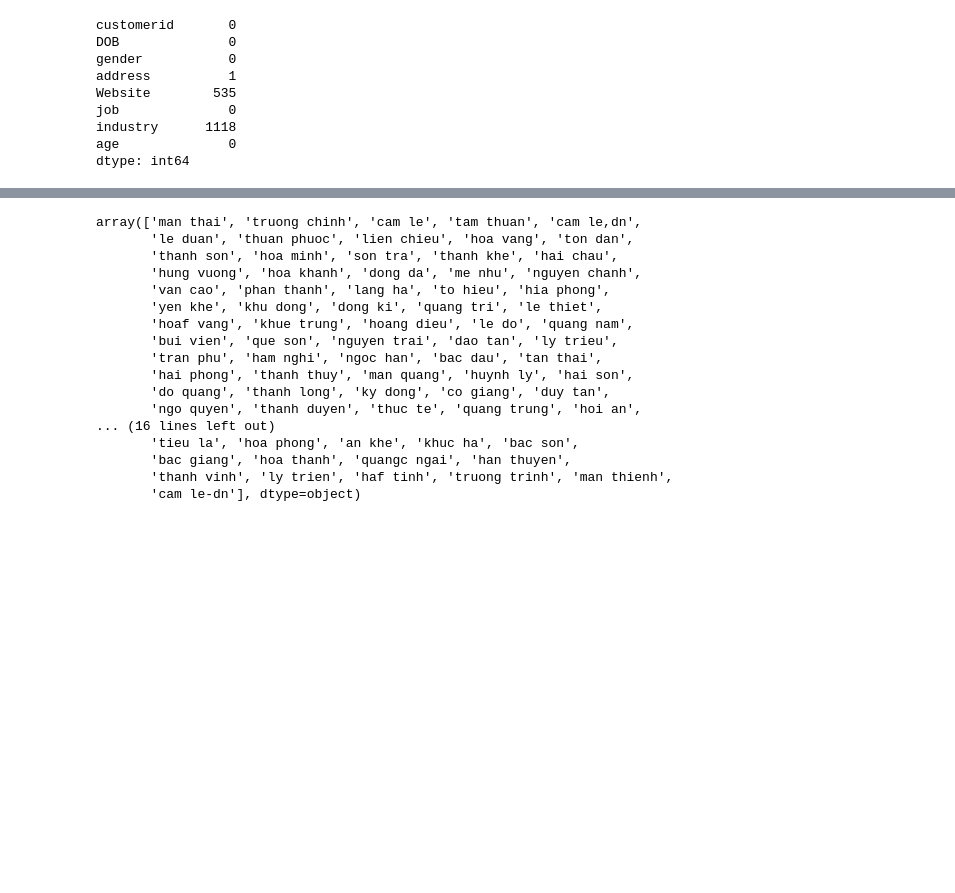
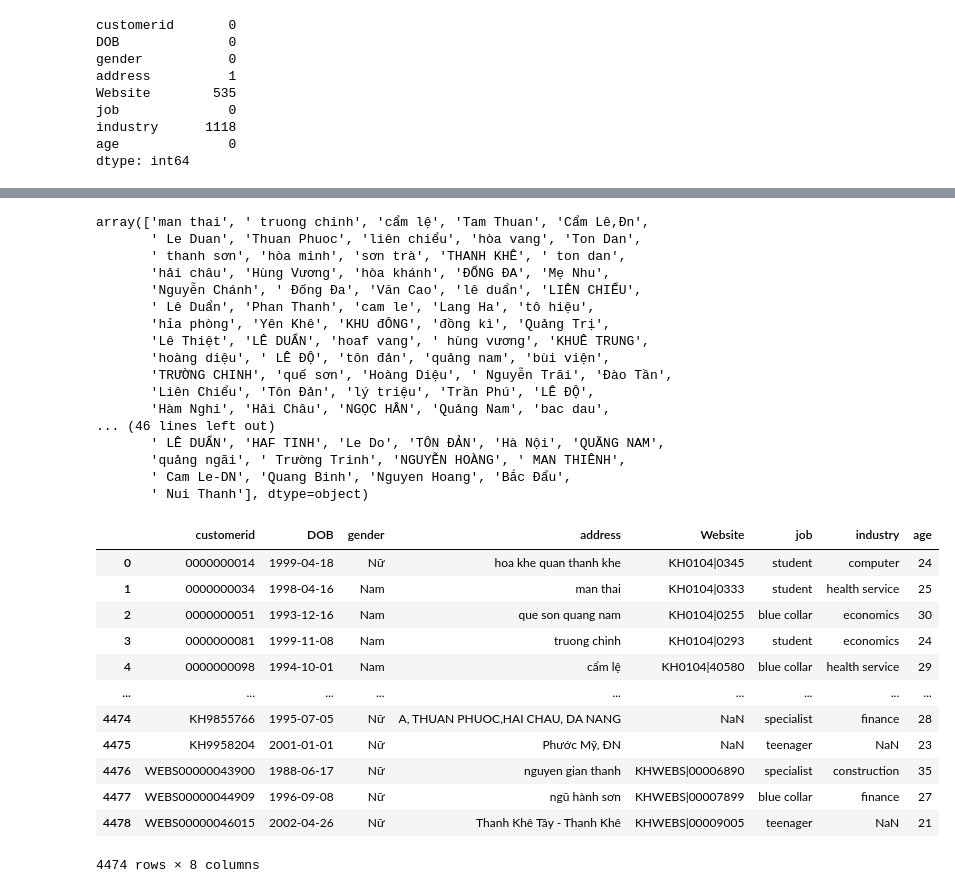
Before and after one commit to MinhDucNguyen9705/data_storytelling, a Jupyter notebook: customer_clean.ipynb, the cells around one changed output, grey strips where cells are left out. Drawn from its saved outputs; the diff is of its cells as text; code cells hidden in the pictures; blank space fills up the shorter version.

```diff
--- a/customer_clean.ipynb
+++ b/customer_clean.ipynb
@@ -129,4 +171,3 @@ customer.drop(null_address_rows, axis=0, inplace=True)
 # %%
-from unidecode import unidecode
-
-customer['address'] = customer['address'].apply(lambda x: unidecode(x.lower().strip()))
+customer_address = customer["address"].apply(lambda x: x.lower())
+customer_address.value_counts()
@@ -133,20 +314,36 @@ customer['address'] = customer['address'].apply(lambda x: unidecode(x.lower().st
 # %%
 customer[customer['address'].apply(lambda x: len(x.split())==2)]['address'].unique()
 # %% [output]
-array(['man thai', 'truong chinh', 'cam le', 'tam thuan', 'cam le,dn',
-       'le duan', 'thuan phuoc', 'lien chieu', 'hoa vang', 'ton dan',
-       'thanh son', 'hoa minh', 'son tra', 'thanh khe', 'hai chau',
-       'hung vuong', 'hoa khanh', 'dong da', 'me nhu', 'nguyen chanh',
-       'van cao', 'phan thanh', 'lang ha', 'to hieu', 'hia phong',
-       'yen khe', 'khu dong', 'dong ki', 'quang tri', 'le thiet',
-       'hoaf vang', 'khue trung', 'hoang dieu', 'le do', 'quang nam',
-       'bui vien', 'que son', 'nguyen trai', 'dao tan', 'ly trieu',
-       'tran phu', 'ham nghi', 'ngoc han', 'bac dau', 'tan thai',
-       'hai phong', 'thanh thuy', 'man quang', 'huynh ly', 'hai son',
-       'do quang', 'thanh long', 'ky dong', 'co giang', 'duy tan',
-       'ngo quyen', 'thanh duyen', 'thuc te', 'quang trung', 'hoi an',
-... (16 lines left out)
-       'tieu la', 'hoa phong', 'an khe', 'khuc ha', 'bac son',
-       'bac giang', 'hoa thanh', 'quangc ngai', 'han thuyen',
-       'thanh vinh', 'ly trien', 'haf tinh', 'truong trinh', 'man thienh',
-       'cam le-dn'], dtype=object)
+array(['man thai', ' truong chinh', 'cẩm lệ', 'Tam Thuan', 'Cẩm Lê,Đn',
+       ' Le Duan', 'Thuan Phuoc', 'liên chiểu', 'hòa vang', 'Ton Dan',
+       ' thanh sơn', 'hòa minh', 'sơn trà', 'THANH KHÊ', ' ton dan',
+       'hải châu', 'Hùng Vương', 'hòa khánh', 'ĐỐNG ĐA', 'Mẹ Nhu',
+       'Nguyễn Chánh', ' Đống Đa', 'Văn Cao', 'lê duẩn', 'LIÊN CHIỂU',
+       ' Lê Duẩn', 'Phan Thanh', 'cam le', 'Lang Ha', 'tô hiệu',
+       'hỉa phòng', 'Yên Khê', 'KHU đÔNG', 'đồng kì', 'Quảng Trị',
+       'Lê Thiệt', 'LÊ DUẨN', 'hoaf vang', ' hùng vương', 'KHUÊ TRUNG',
+       'hoàng diệu', ' LÊ ĐỘ', 'tôn đản', 'quảng nam', 'bùi viện',
+       'TRƯỜNG CHINH', 'quế sơn', 'Hoàng Diệu', ' Nguyễn Trãi', 'Đào Tần',
+       'Liên Chiểu', 'Tôn Đản', 'lý triệu', 'Trần Phú', 'LÊ ĐỘ',
+       'Hàm Nghi', 'Hải Châu', 'NGỌC HÂN', 'Quảng Nam', 'bac dau',
+... (46 lines left out)
+       ' LÊ DUẨN', 'HAF TINH', 'Le Do', 'TÔN ĐẢN', 'Hà Nội', 'QUÃNG NAM',
+       'quảng ngãi', ' Trường Trinh', 'NGUYỄN HOÀNG', ' MAN THIÊNH',
+       ' Cam Le-DN', 'Quang Binh', 'Nguyen Hoang', 'Bắc Đẩu',
+       ' Nui Thanh'], dtype=object)
+# %%
+customer
+# %% [output]
+|  | customerid | DOB | gender | address | Website | job | industry | age |
+| 0 | 0000000014 | 1999-04-18 | Nữ | hoa khe quan thanh khe | KH0104|0345 | student | computer | 24 |
+| 1 | 0000000034 | 1998-04-16 | Nam | man thai | KH0104|0333 | student | health service | 25 |
+| 2 | 0000000051 | 1993-12-16 | Nam | que son quang nam | KH0104|0255 | blue collar | economics | 30 |
+| 3 | 0000000081 | 1999-11-08 | Nam | truong chinh | KH0104|0293 | student | economics | 24 |
+| 4 | 0000000098 | 1994-10-01 | Nam | cẩm lệ | KH0104|40580 | blue collar | health service | 29 |
+| ... | ... | ... | ... | ... | ... | ... | ... | ... |
+| 4474 | KH9855766 | 1995-07-05 | Nữ | A, THUAN PHUOC,HAI CHAU, DA NANG | NaN | specialist | finance | 28 |
+| 4475 | KH9958204 | 2001-01-01 | Nữ | Phước Mỹ, ĐN | NaN | teenager | NaN | 23 |
+| 4476 | WEBS00000043900 | 1988-06-17 | Nữ | nguyen gian thanh | KHWEBS|00006890 | specialist | construction | 35 |
+| 4477 | WEBS00000044909 | 1996-09-08 | Nữ | ngũ hành sơn | KHWEBS|00007899 | blue collar | finance | 27 |
+| 4478 | WEBS00000046015 | 2002-04-26 | Nữ | Thanh Khê Tây - Thanh Khê | KHWEBS|00009005 | teenager | NaN | 21 |
+4474 rows × 8 columns
```
Also changed, not shown: parts of 12 cells of this notebook.
